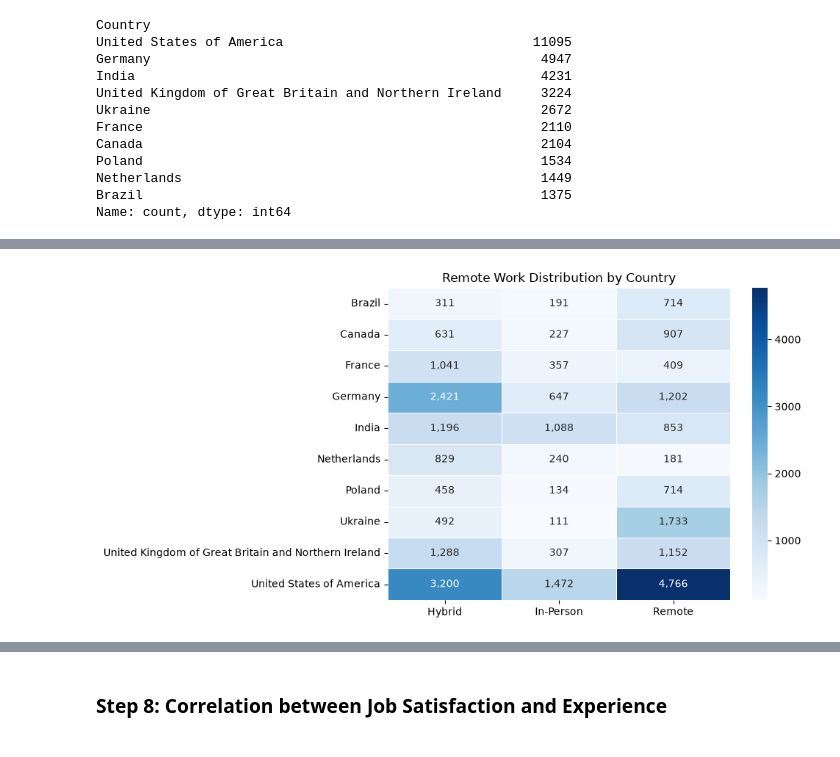
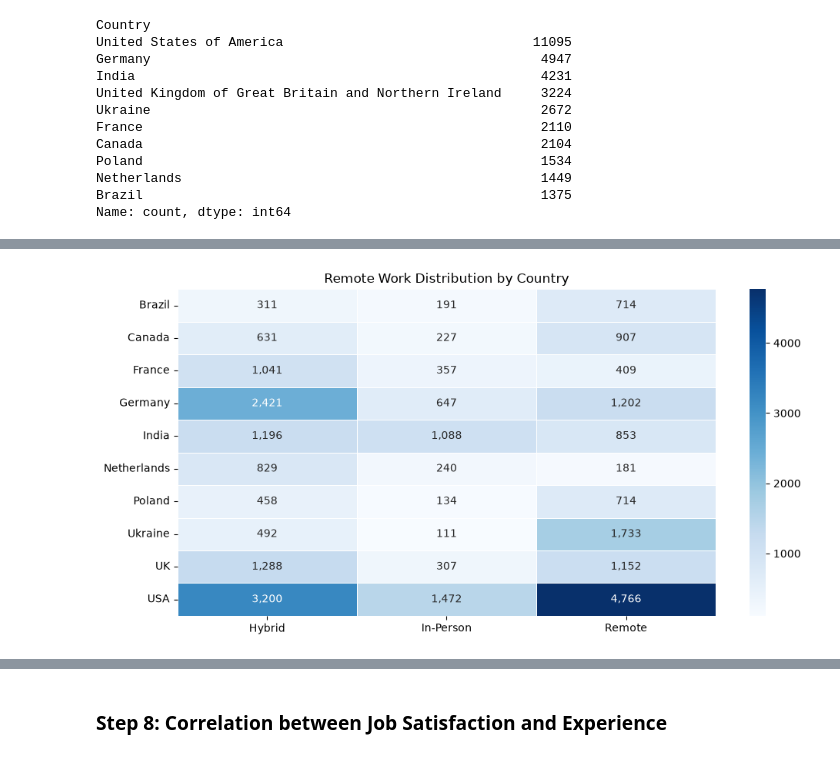
Before and after one commit to lgaoandy/npower-data-analytics-labs, a Jupyter notebook: IBM_Data_Analyst_Professional/C9/Lab13_Finding_How_The_Data_Is_Distributed.ipynb, the cells around one changed output, grey strips where cells are left out. Cells and saved outputs as stored; diff of their text form; code cells hidden in the pictures.

Commit message:
Adjusted heatmap on lab 13 to represent remote work distribution more appropriately

```diff
--- a/IBM_Data_Analyst_Professional/C9/Lab13_Finding_How_The_Data_Is_Distributed.ipynb
+++ b/IBM_Data_Analyst_Professional/C9/Lab13_Finding_How_The_Data_Is_Distributed.ipynb
@@ -404,7 +404,8 @@ Netherlands                                              1449
 Brazil                                                   1375
 Name: count, dtype: int64
 # %%
-top10_countries = [
+# Let's take the top 10 countries only
+countries = [
     "United States of America",
     "Germany",
     "India",
@@ -417,9 +418,22 @@ top10_countries = [
     "Brazil"
 ]
 
-df_top10 = df[df["Country"].isin(top10_countries)]
+# Filter dataframe down to the 10 countries
+df_top10 = df[df["Country"].isin(countries)]
 
+# Cross country with remote work
 df_top10_remote = pd.crosstab(
     df_top10["Country"],
     df_top10["RemoteWork"]
 )
+
+# Adjust remote work types (remove description on hybrid value)
+df_top10_remote.columns = ["Hybrid", "In-Person", "Remote"]
+
+# Adjust country names (United Kingdom and United States of America to UK and USA)
+df_top10_remote = df_top10_remote.rename(index={
+    "United Kingdom of Great Britain and Northern Ireland": "UK",
+    "United States of America": "USA",
+})
+
+df_top10_remote
@@ -426,27 +453,19 @@ df_top10_remote = pd.crosstab(
 # %%
 plt.figure(figsize=(10, 5))
 
 sns.heatmap(
     data=df_top10_remote,
     annot=True,
     fmt=",.0f",
     cmap="Blues",
     linewidths=0.5,
     linecolor="white"
 )
 
-c, r = df_top10_remote.shape
-
-x_ticks = np.arange(0.5, r + 0.5)
-x_labels = ["Hybrid", "In-Person", "Remote"]
-
-y_ticks = np.arange(0.5, c + 0.5)
-
 plt.title("Remote Work Distribution by Country")
 plt.xlabel("")
 plt.ylabel("")
-plt.xticks(ticks=x_ticks, labels=x_labels, rotation=0, ha="center")
 plt.tight_layout()
 plt.show()
 # %% [output]
-[figure, old version]
+[figure, new version]
```
Also changed, not shown: parts of 4 cells of this notebook.
